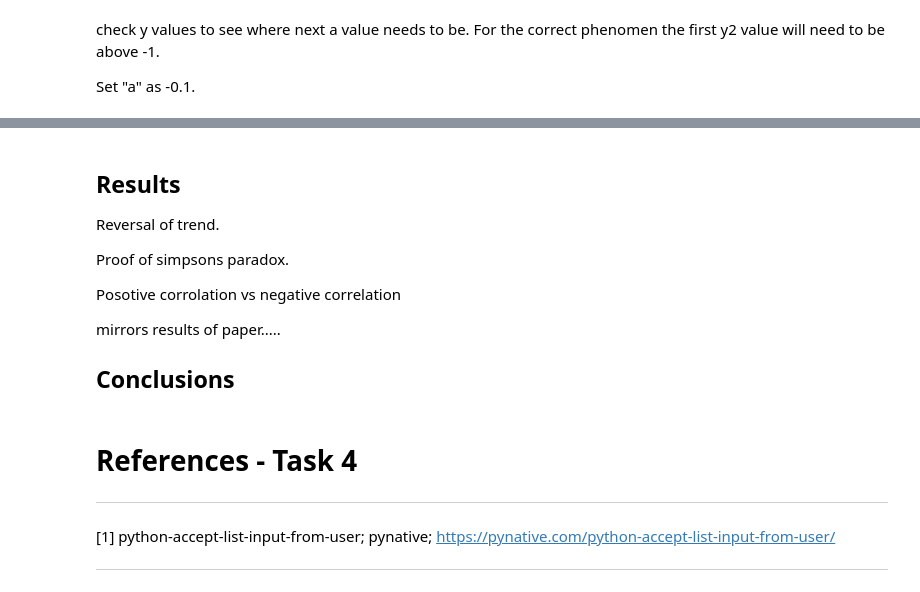
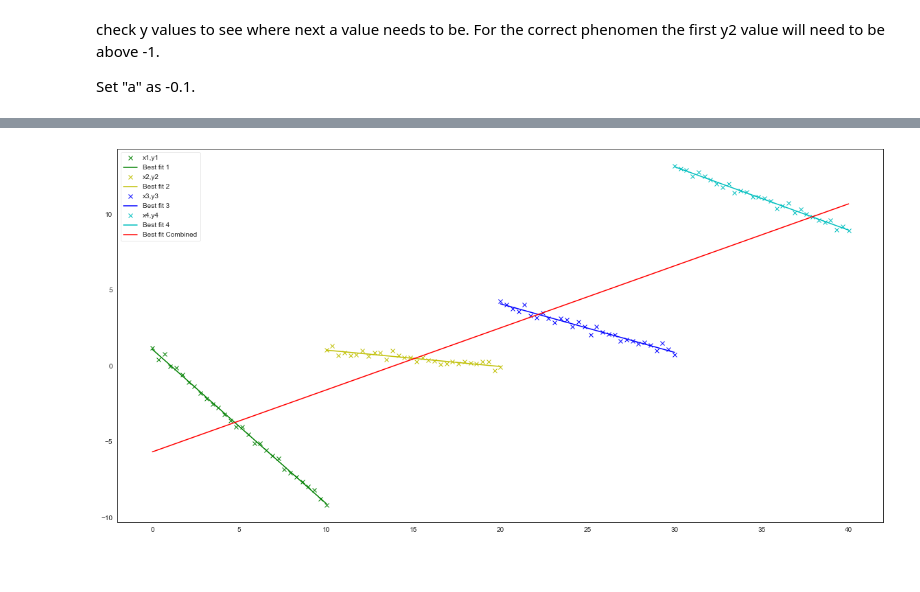
Before and after one commit to eoinlees/FofDA-assessment-2020, a Jupyter notebook: Tasks 2020.ipynb, the cells around one changed output, grey strips where cells are left out. Cells and saved outputs as stored; diff of their text form; code cells hidden in the pictures; blank space fills up the shorter version.

```diff
--- a/Tasks 2020.ipynb
+++ b/Tasks 2020.ipynb
@@ -647,16 +849,18 @@ coeffs
 # %%
 #Plot all data sets with combined best fit line
 plt.figure(figsize=(20,10))
 
 plt.plot(x1, y1, 'gx', label="x1,y1")
 plt.plot(x1, coeffs1[0] * x1 + coeffs1[1], "g-", label="Best fit 1")
 plt.plot(x2, y2, 'yx', label="x2,y2")
 plt.plot(x2, coeffs2[0] * x2 + coeffs2[1], "y-", label="Best fit 2")
 plt.plot(x3, y3, 'bx', label="x3,y3")
 plt.plot(x3, coeffs3[0] * x3 + coeffs3[1], "b-", label="Best fit 3")
 plt.plot(x4, y4, 'cx', label="x4,y4")
 plt.plot(x4, coeffs4[0] * x4 + coeffs4[1], "c-", label="Best fit 4")
 
 # create combined best fit line
-plt.plot(x_array, coeffs[0] * x_array + coeffs[1], 'm-', label='Best fit Combined')
+plt.plot(x_con, coeffs[0] * x_con + coeffs[1], 'r-', label='Best fit Combined')
 plt.legend();
+# %% [output]
+[figure, added]
@@ -665,26 +866,0 @@ plt.legend();
-# %% [markdown]
-## Results
-
-Reversal of trend.
-
-Proof of simpsons paradox.
-
-Posotive corrolation vs negative correlation
-
-mirrors results of paper.....
-
-
-
-## Conclusions
-# %% [markdown]
-
-# References - Task 4
-
-
------------------
-[1] python-accept-list-input-from-user; pynative; https://pynative.com/python-accept-list-input-from-user/
-
-
-
-
-------------------------
```
Also changed, not shown: parts of 58 cells of this notebook.
